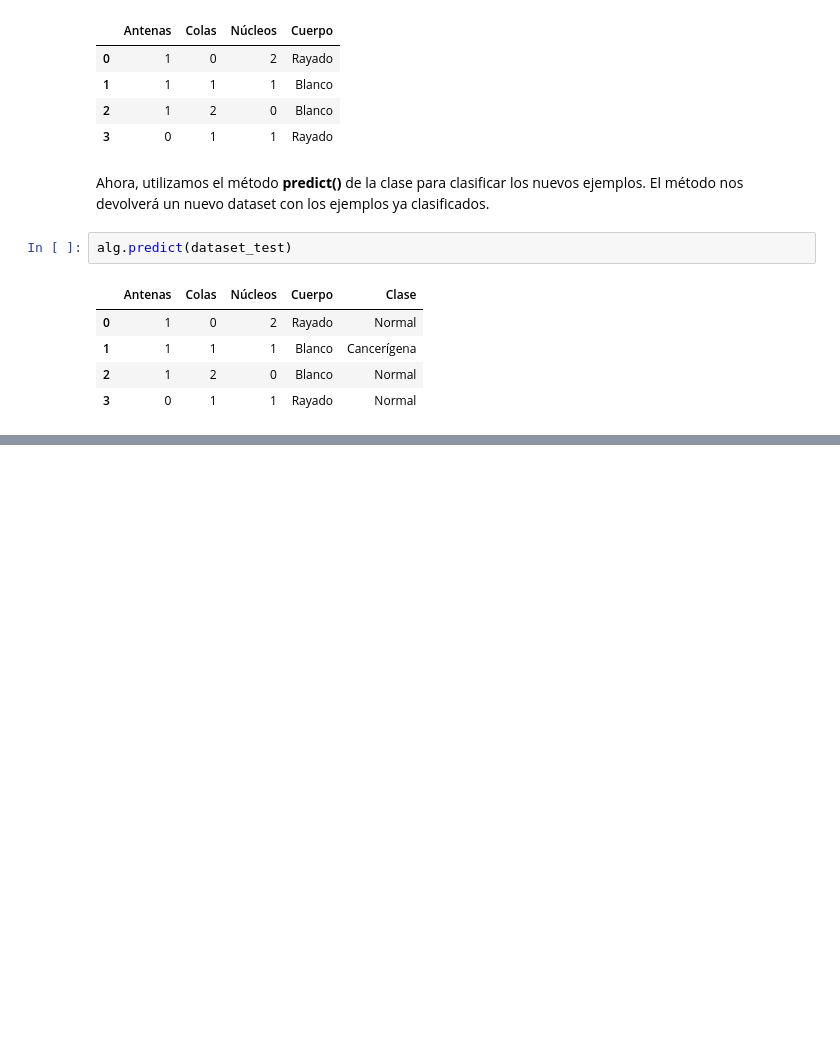
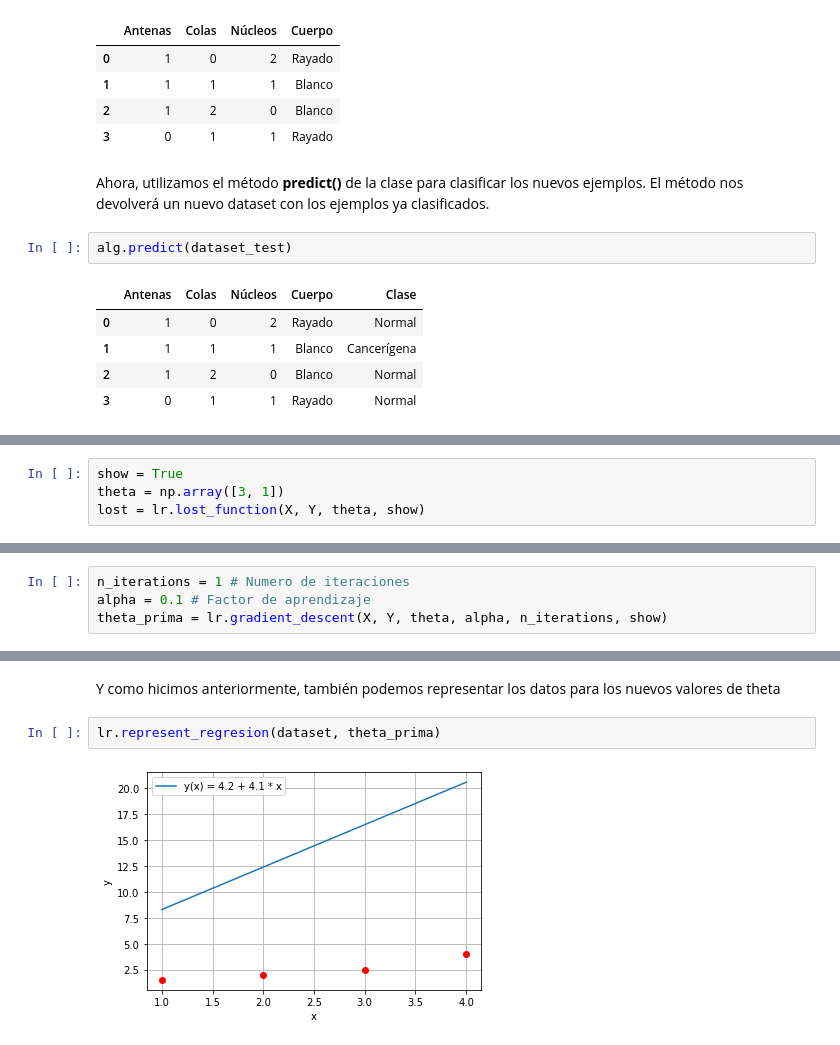
Before and after one commit to dperezt98/AA_PP, a Jupyter notebook: explicacion_algoritmos.ipynb, the cells around one changed output, grey strips where cells are left out. Saved outputs shown, nothing was run; the diff lists cells and outputs as text; blank space fills up the shorter version.

```diff
--- a/explicacion_algoritmos.ipynb
+++ b/explicacion_algoritmos.ipynb
@@ -77,0 +143,4 @@ alg.predict(dataset_test)
+# %%
+show = True
+theta = np.array([3, 1])
+lost = lr.lost_function(X, Y, theta, show)
@@ -77,0 +159,4 @@ alg.predict(dataset_test)
+# %%
+n_iterations = 1 # Numero de iteraciones
+alpha = 0.1 # Factor de aprendizaje
+theta_prima = lr.gradient_descent(X, Y, theta, alpha, n_iterations, show)
@@ -77,0 +176,6 @@ alg.predict(dataset_test)
+# %% [markdown]
+Y como hicimos anteriormente, también podemos representar los datos para los nuevos valores de theta
+# %%
+lr.represent_regresion(dataset, theta_prima)
+# %% [output]
+[figure, added]
```
Also changed, not shown: parts of 17 cells of this notebook, 5 other files.
